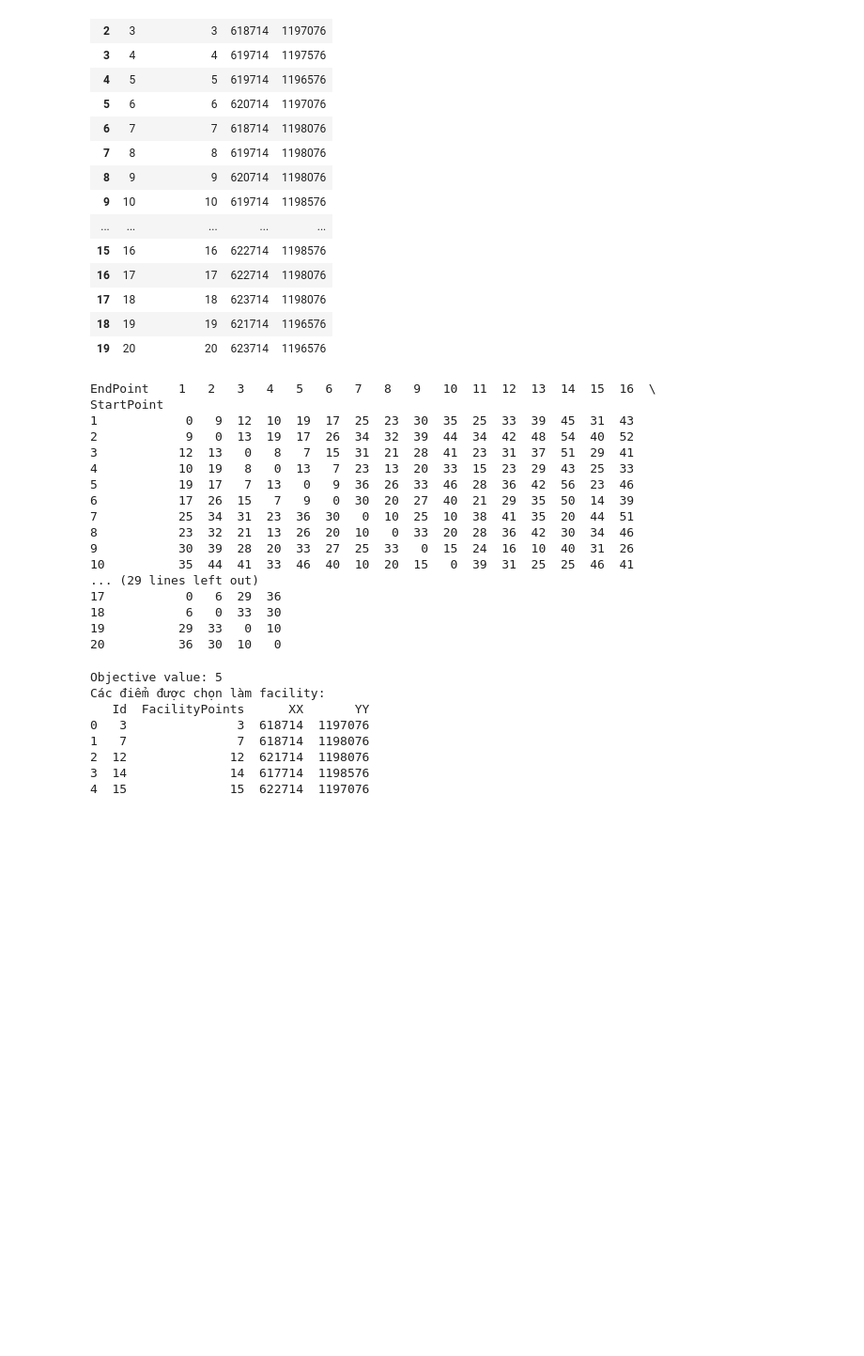
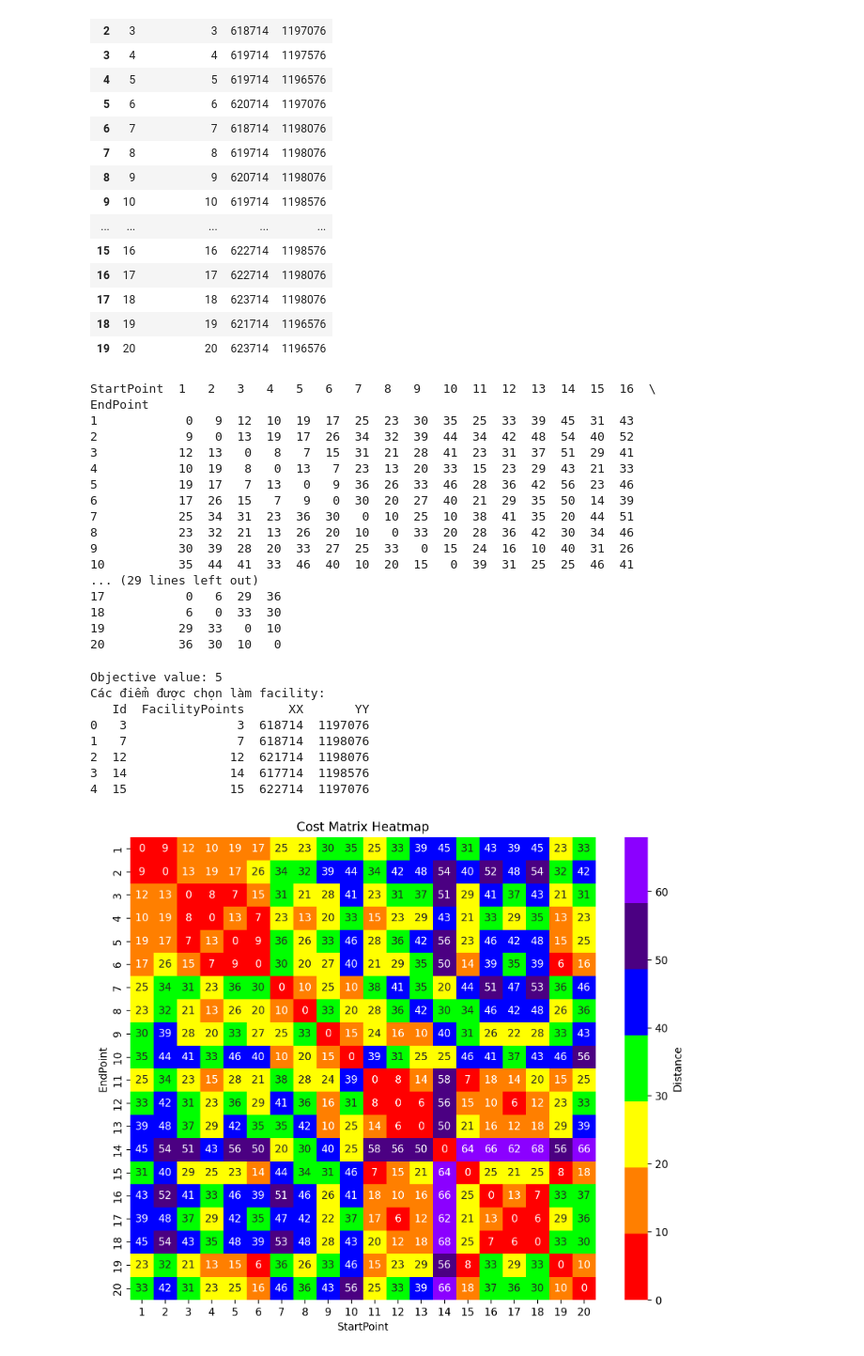
Before and after one commit to nguyetan/python-rescue-station, a Jupyter notebook: scripts/test_demo/testLSCP.ipynb, the cells around one changed output. Shown at 94% size. Saved outputs shown, nothing was run; the diff lists cells and outputs as text; code cells hidden in the pictures; blank space fills up the shorter version.

```diff
--- a/scripts/test_demo/testLSCP.ipynb
+++ b/scripts/test_demo/testLSCP.ipynb
@@ -154,19 +161,19 @@ facility_points
 | 19 | 20 | 20 | 623714 | 1196576 |
 # %%
 # Tạo bảng pivot từ dataframe
-pivot_table = network_distance.pivot_table(values='Distance', index='StartPoint', columns='EndPoint')
+pivot_table = network_distance.pivot_table(values='Distance', index='EndPoint', columns='StartPoint')
 
 # Thay thế các giá trị NaN = 0
 cost_matrix = pivot_table.fillna(0).astype(int)
 
 print(cost_matrix)
 # %% [output]
-EndPoint    1   2   3   4   5   6   7   8   9   10  11  12  13  14  15  16  \
-StartPoint
+StartPoint  1   2   3   4   5   6   7   8   9   10  11  12  13  14  15  16  \
+EndPoint
 1            0   9  12  10  19  17  25  23  30  35  25  33  39  45  31  43
 2            9   0  13  19  17  26  34  32  39  44  34  42  48  54  40  52
 3           12  13   0   8   7  15  31  21  28  41  23  31  37  51  29  41
-4           10  19   8   0  13   7  23  13  20  33  15  23  29  43  25  33
+4           10  19   8   0  13   7  23  13  20  33  15  23  29  43  21  33
 5           19  17   7  13   0   9  36  26  33  46  28  36  42  56  23  46
 6           17  26  15   7   9   0  30  20  27  40  21  29  35  50  14  39
 7           25  34  31  23  36  30   0  10  25  10  38  41  35  20  44  51
@@ -215,3 +222,31 @@ Các điểm được chọn làm facility:
 2  12              12  621714  1198076
 3  14              14  617714  1198576
 4  15              15  622714  1197076
+# %%
+import matplotlib.pyplot as plt
+import seaborn as sns
+import matplotlib.colors as mcolors
+
+# Tạo bảng màu 7 sắc cầu vồng với độ sáng giảm đi
+rainbow_colors = ["#FF0000", "#FF7F00", "#FFFF00", "#00FF00", "#0000FF", "#4B0082", "#8B00FF"]
+
+# Điều chỉnh độ sáng của mỗi màu trong palette
+lighter_colors = []
+for color in rainbow_colors:
+    rgb = mcolors.hex2color(color)  # Chuyển mã màu hex sang RGB
+    lighter_rgb = tuple(c * 1.0 for c in rgb)  # Điều chỉnh độ sáng (0.7 làm màu nhạt hơn)
+    lighter_hex = mcolors.rgb2hex(lighter_rgb)  # Chuyển lại sang mã màu hex
+    lighter_colors.append(lighter_hex)
+
+plt.figure(figsize=(10, 8))
+sns.heatmap(cost_matrix, annot=True, fmt="d", cmap=sns.color_palette(lighter_colors), xticklabels='auto', yticklabels='auto', cbar_kws={'label': 'Distance'})
+# Vẽ heatmap
+# sns.heatmap(cost_matrix, annot=True, fmt="d", cmap=sns.color_palette("rainbow", as_cmap=True), cbar_kws={'label': 'Distance'},
+#             square=False, linewidths=0.5, linecolor='white')
+plt.title('Cost Matrix Heatmap')
+plt.xlabel('StartPoint')
+plt.ylabel('EndPoint')
+
+plt.show()
+# %% [output]
+[figure, added]
```
Also changed, not shown: parts of 6 cells of this notebook, 19 other files.
